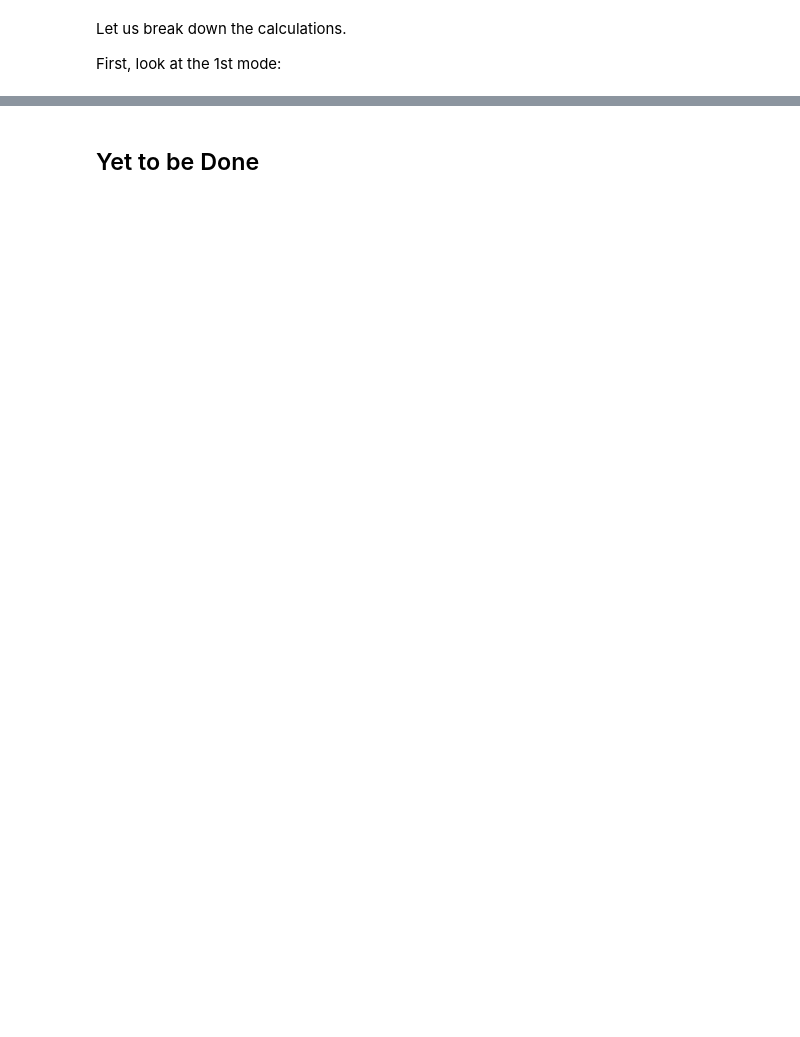
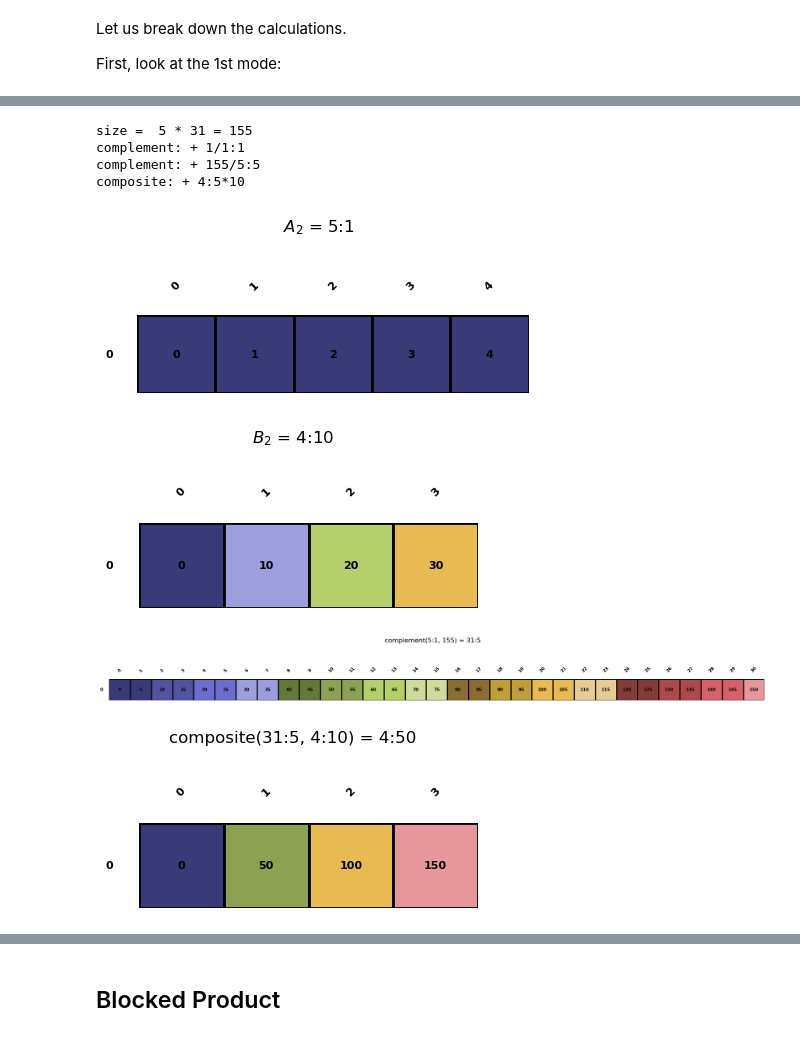
Before and after one commit to w32zhong/simp-intelligence, a Jupyter notebook: simp_intelligence/math/layout_product.ipynb, the cells around one changed output, grey strips where cells are left out. Cells and saved outputs as stored; diff of their text form; code cells hidden in the pictures; blank space fills up the shorter version.

```diff
--- a/simp_intelligence/math/layout_product.ipynb
+++ b/simp_intelligence/math/layout_product.ipynb
@@ -47,0 +47,14 @@ size =  2 * 21 = 42
+# %%
+A2 = Layout.from_string('5:1').visualize('$A_2$', color_cycle=10)
+B2 = Layout.from_string('4:10').visualize('$B_2$', color_cycle=3)
+print('size = ', A2.size(), '*', B2.cosize(), '=', size:=A2.size() * B2.cosize())
+_ = A2.logical_product(B2, visualize_steps=True, verbose=True, color_cycle=10)
+# %% [output]
+size =  5 * 31 = 155
+complement: + 1/1:1
+complement: + 155/5:5
+composite: + 4:5*10
+[figure, added]
+[figure, added]
+[figure, added]
+[figure, added]
@@ -48,3 +62,3 @@ size =  2 * 21 = 42
 # %% [markdown]
-## Yet to be Done
+## Blocked Product
 # %%
```
Also changed, not shown: parts of 5 cells of this notebook.
